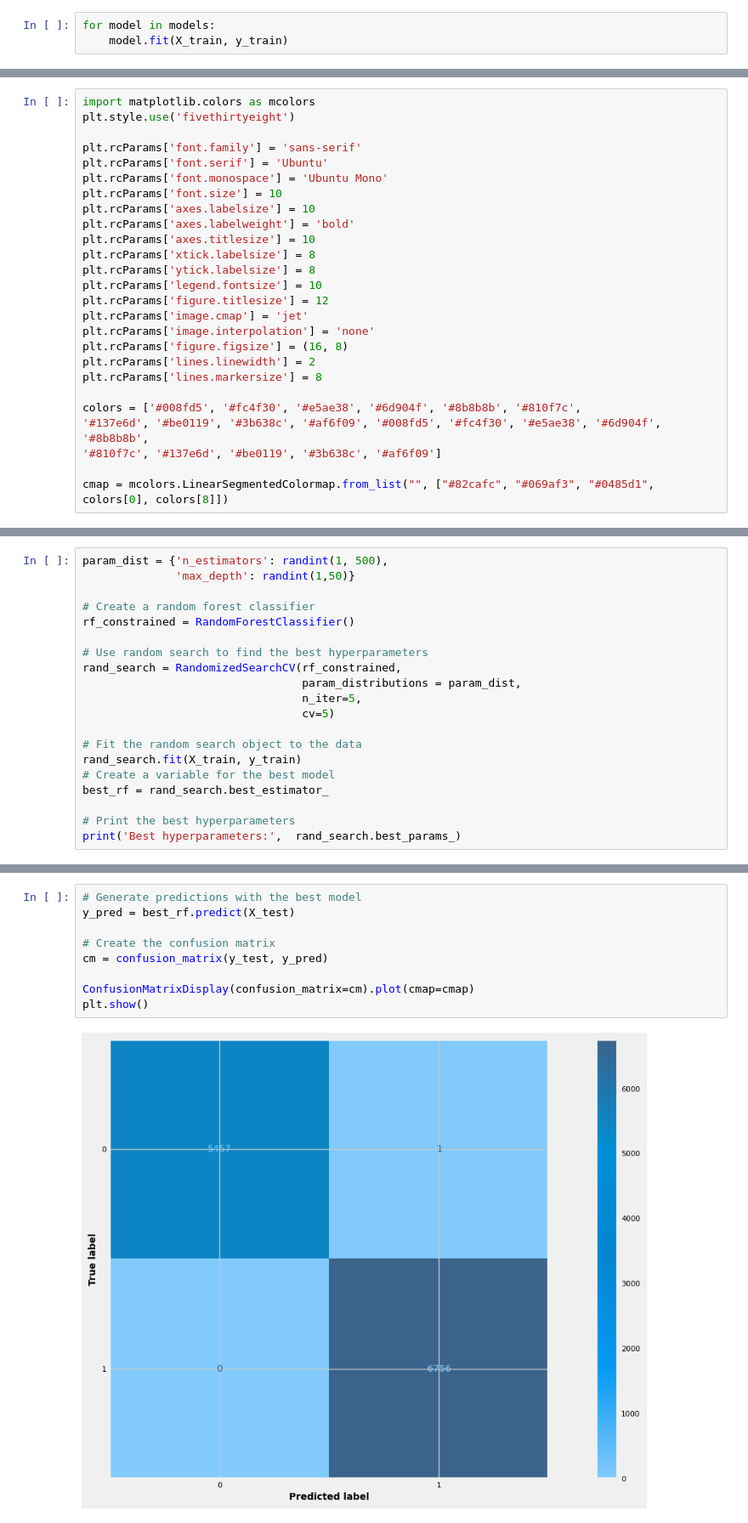
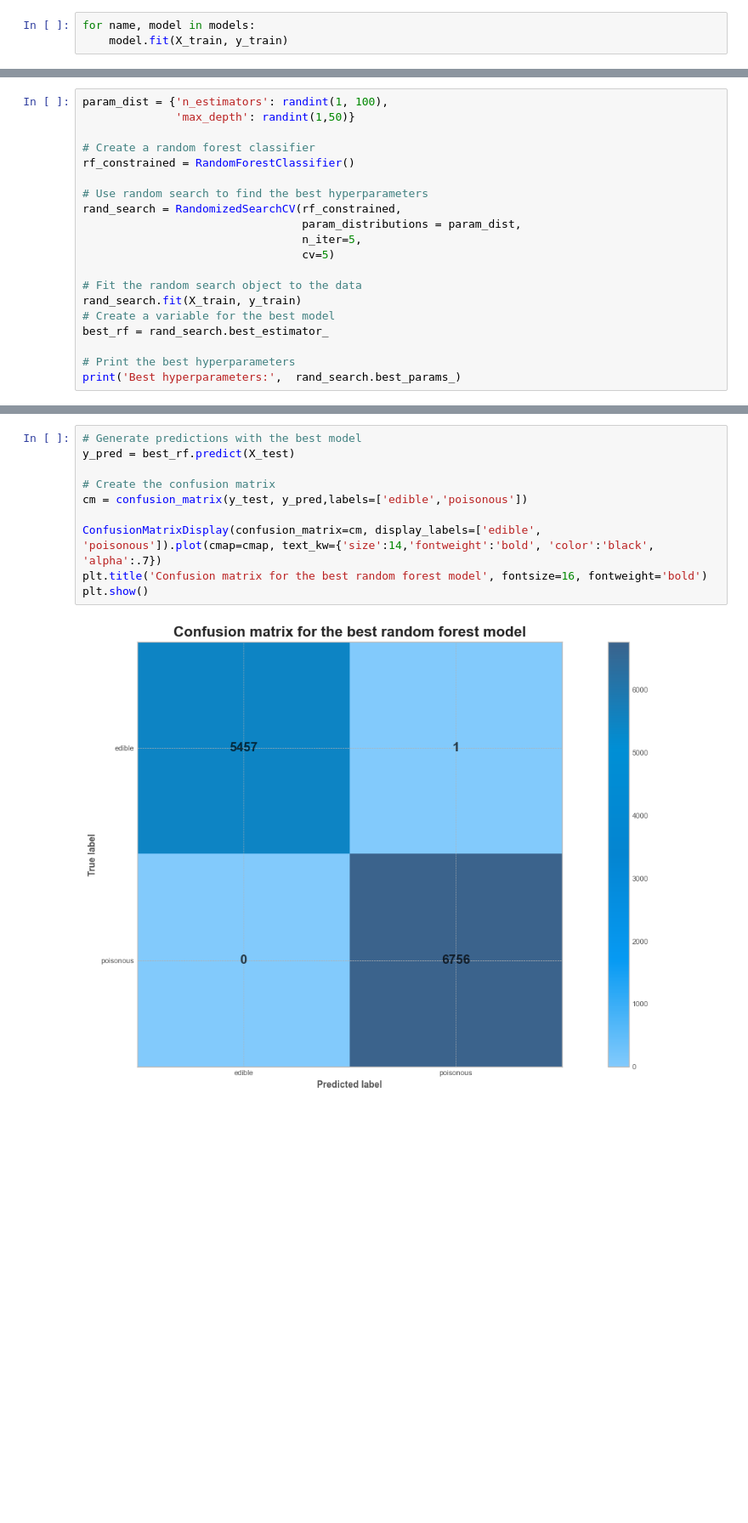
Before and after one commit to AndreaPepe/MushroomsClassification, a Jupyter notebook: mushrooms_classifiers.ipynb, the cells around one changed output, grey strips where cells are left out. Shown at 85% size. Drawn from its saved outputs; the diff is of its cells as text; blank space fills up the shorter version.

```diff
--- a/mushrooms_classifiers.ipynb
+++ b/mushrooms_classifiers.ipynb
@@ -188,6 +176,6 @@ models = [log_reg, lda, gnb, rf]
 X_train, X_test, y_train, y_test = sklearn.model_selection.train_test_split(X, y, test_size=0.20, random_state=100)
 # %%
-for model in models:
+for name, model in models:
     model.fit(X_train, y_train)
 # %%
 from sklearn.metrics import mean_absolute_error, r2_score, f1_score, precision_score, recall_score, accuracy_score, mean_squared_error
@@ -224,29 +211,3 @@ Accuracy: 1.0
-# %%
-import matplotlib.colors as mcolors
-plt.style.use('fivethirtyeight')
-
-plt.rcParams['font.family'] = 'sans-serif'
-plt.rcParams['font.serif'] = 'Ubuntu'
-plt.rcParams['font.monospace'] = 'Ubuntu Mono'
-plt.rcParams['font.size'] = 10
-plt.rcParams['axes.labelsize'] = 10
-plt.rcParams['axes.labelweight'] = 'bold'
-plt.rcParams['axes.titlesize'] = 10
-plt.rcParams['xtick.labelsize'] = 8
-plt.rcParams['ytick.labelsize'] = 8
-plt.rcParams['legend.fontsize'] = 10
-plt.rcParams['figure.titlesize'] = 12
-plt.rcParams['image.cmap'] = 'jet'
-plt.rcParams['image.interpolation'] = 'none'
-plt.rcParams['figure.figsize'] = (16, 8)
-plt.rcParams['lines.linewidth'] = 2
-plt.rcParams['lines.markersize'] = 8
-
-colors = ['#008fd5', '#fc4f30', '#e5ae38', '#6d904f', '#8b8b8b', '#810f7c',
-'#137e6d', '#be0119', '#3b638c', '#af6f09', '#008fd5', '#fc4f30', '#e5ae38', '#6d904f', '#8b8b8b',
-'#810f7c', '#137e6d', '#be0119', '#3b638c', '#af6f09']
-
-cmap = mcolors.LinearSegmentedColormap.from_list("", ["#82cafc", "#069af3", "#0485d1", colors[0], colors[8]])
 # %%
 j = len(rf.estimators_) // 2
 tree = rf.estimators_[j]
@@ -266,5 +227,5 @@ plt.show()
 # %%
-param_dist = {'n_estimators': randint(1, 500),
+param_dist = {'n_estimators': randint(1, 100),
               'max_depth': randint(1,50)}
 
 # Create a random forest classifier
@@ -288,13 +249,14 @@ Best hyperparameters: {'max_depth': 29, 'n_estimators': 138}
 # %%
 # Generate predictions with the best model
 y_pred = best_rf.predict(X_test)
 
 # Create the confusion matrix
-cm = confusion_matrix(y_test, y_pred)
+cm = confusion_matrix(y_test, y_pred,labels=['edible','poisonous'])
 
-ConfusionMatrixDisplay(confusion_matrix=cm).plot(cmap=cmap)
+ConfusionMatrixDisplay(confusion_matrix=cm, display_labels=['edible', 'poisonous']).plot(cmap=cmap, text_kw={'size':14,'fontweight':'bold', 'color':'black', 'alpha':.7})
+plt.title('Confusion matrix for the best random forest model', fontsize=16, fontweight='bold')
 plt.show()
 # %% [output]
-[figure, old version]
+[figure, new version]
 # %%
 accuracy = accuracy_score(y_test, y_pred)
```
Also changed, not shown: parts of 21 cells of this notebook.
